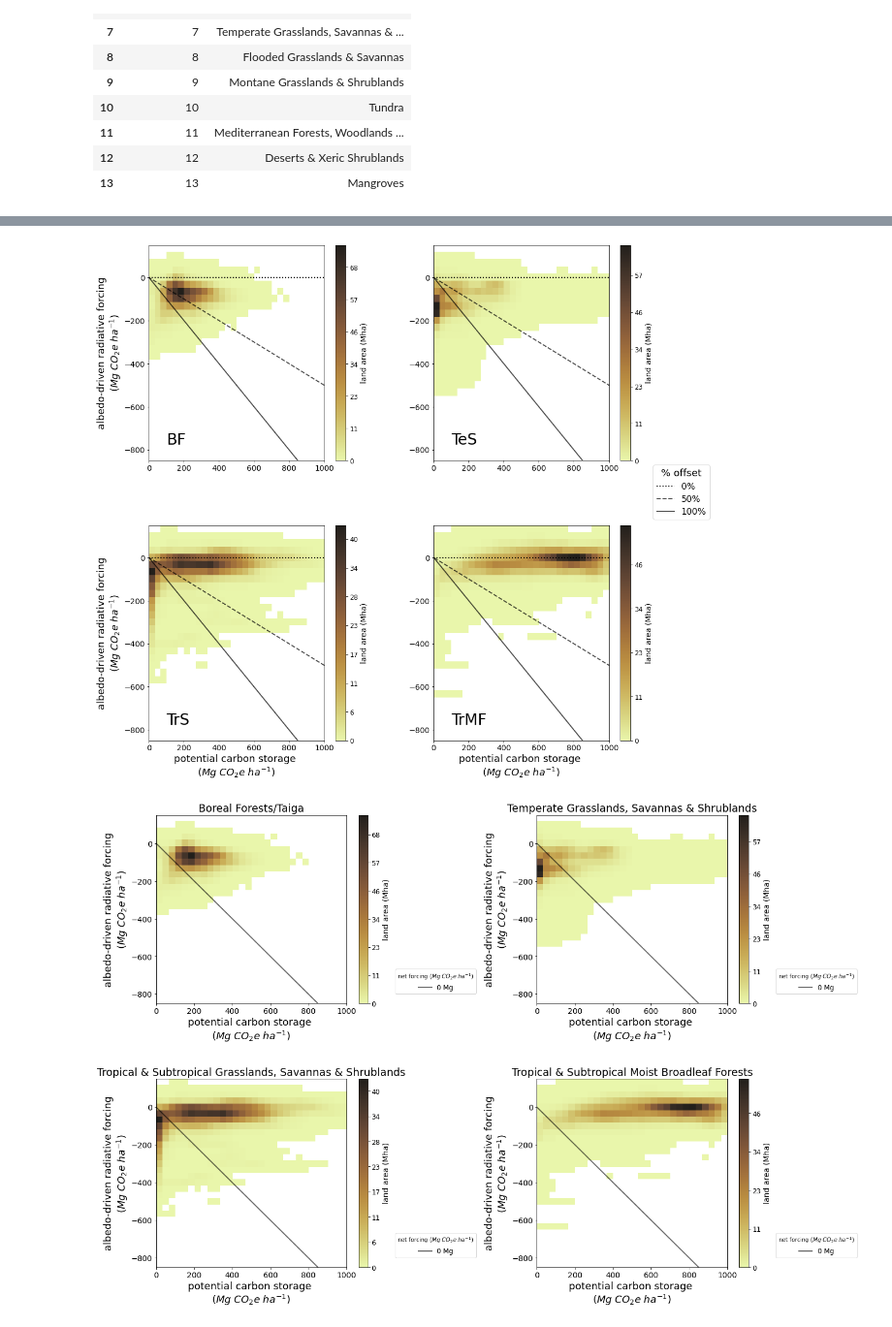
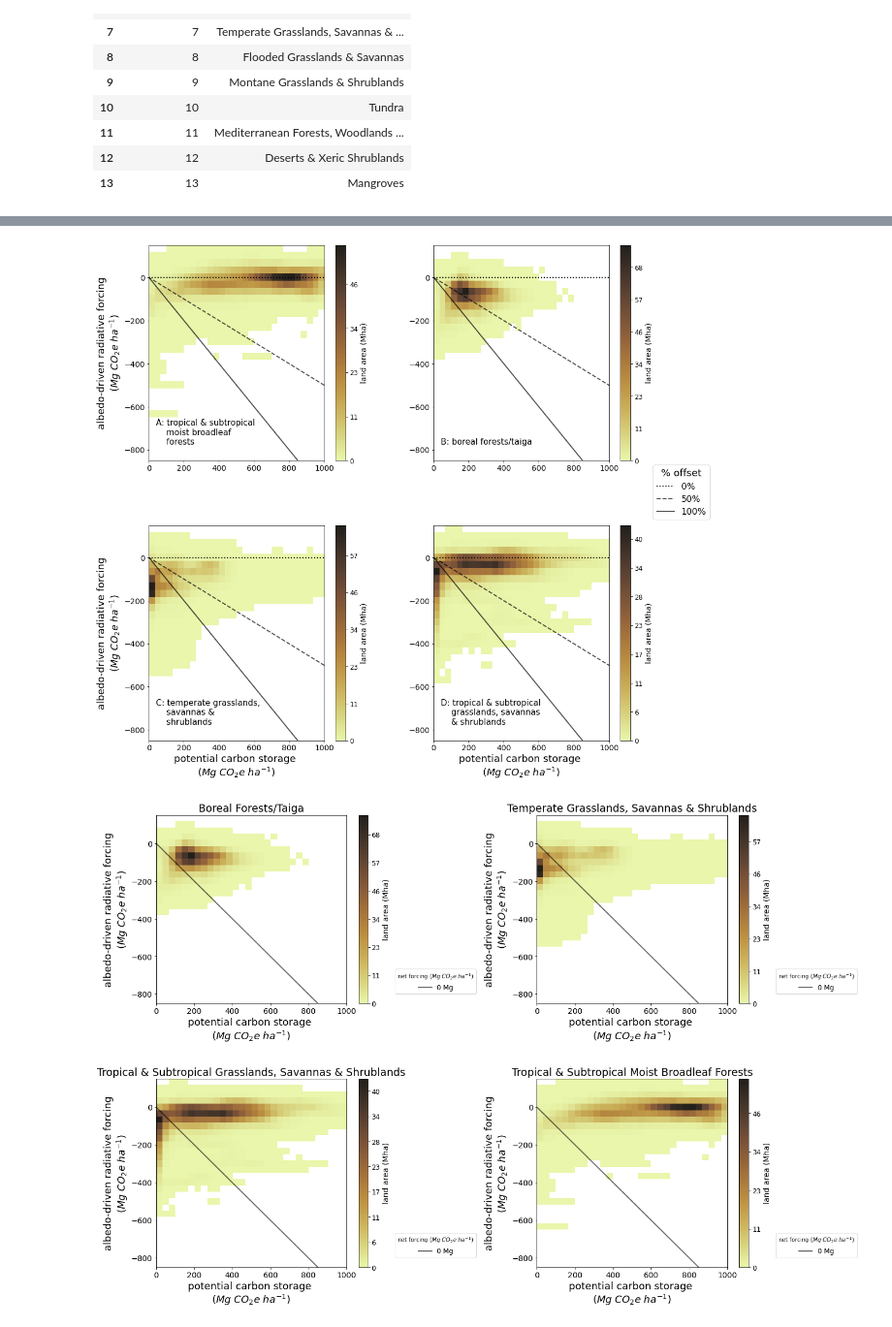
Before and after one commit to naturalclimatesolutions/clark_albedo_collab, a Jupyter notebook: albedo_refor_fig3/make_fig2.ipynb, the cells around one changed output, grey strips where cells are left out. Shown at 97% size. Drawn from its saved outputs; the diff is of its cells as text; code cells hidden in the pictures.

```diff
--- a/albedo_refor_fig3/make_fig2.ipynb
+++ b/albedo_refor_fig3/make_fig2.ipynb
@@ -16,12 +17,15 @@ import os, re
 # %%
 debug = False
+
+load_results_from_disk = True
+
 #hmap_cmap = ptb.scientific.sequential.Davos_20_r.mpl_colormap
 #hmap_cmap = ptb.cartocolors.sequential.Mint_7.mpl_colormap
 #hmap_cmap = 'Greens'
 hmap_cmap = 'summer_r'
 chunks = (1, 1000, 1000)
 masked = True
-biome_ids = [5, 7, 6, 0]
+biome_ids = [0, 5, 7, 6]
 data_dir = '/media/deth/SLAB/TNC/AFC_albedo_data/biomes_raster/'
 files = [os.path.join(data_dir, 'NetClimateImpactmedian005_ECKERTIV.tif'),
          os.path.join(data_dir, './ReforestationAlbedoRadiativeForcingmedian_ECKERTIV.tif'),
@@ -322,23 +310,26 @@ for biome_id, res in results.items():
 # %%
-# load results from disk
-results = {}
-for biome_id in biome_ids:
-    df = pd.read_csv(f'hist_2d_biome{biome_id}.csv', sep=',')
-    df = df.set_index('Unnamed: 0')
-    xedge = [float(i.split('_')[0]) for i in df.columns] + [float(df.columns[-1].split('_')[1])]
-    yedge = [float(i.split('_')[0]) for i in df.index] + [float(df.index[-1].split('_')[1])]
-    results[biome_id] = (df.values, xedge, yedge)
+if load_results_from_disk:
+    # load results from disk
+    results = {}
+    for biome_id in biome_ids:
+        df = pd.read_csv(f'hist_2d_biome{biome_id}.csv', sep=',')
+        df = df.set_index('Unnamed: 0')
+        xedge = [float(i.split('_')[0]) for i in df.columns] + [float(df.columns[-1].split('_')[1])]
+        yedge = [float(i.split('_')[0]) for i in df.index] + [float(df.index[-1].split('_')[1])]
+        results[biome_id] = (df.values, xedge, yedge)
 # %%
 ax_labels = {'emis': 'potential carbon storage \n($Mg\ CO_{2}e\ ha^{-1}$)',
              'alb': 'albedo-driven radiative forcing\n($Mg\ CO_{2}e\ ha^{-1}$)',
             }
 # %%
 # plot with pct-offset lines
-biome_labels = {5: 'BF',
+biome_labels = {
+                0: 'TrMF',
+                5: 'BF',
                 7: 'TeS',
                 6: 'TrS',
-                0: 'TrMF',
                }
+letters = ['A', 'B', 'C', 'D']
 max_img_val = np.max([np.max(r[0]) for r in results.values()])
 pixel_size_ha = np.abs(np.product(alb.rio.resolution()))/(100**2)
 fig = plt.figure(figsize=(16,14))
@@ -358,39 +349,44 @@ for i, biome_id in enumerate(biome_ids):
                          hmap_cmap=ptb.cmocean.sequential.Turbid_20.get_mpl_colormap(),
                          lines_cmap = 'gist_heat_r',
                          vmin=0,
                          vmax=None,
                          mask_0=True,
                          linewidth=2,
                          linealpha=0.7,
                          low_cmap_frac=0.2,
                          add_cbar=True,
                          add_lgd=(i==3),
                          lgd_bbox_to_anchor=(1.4, 0.9, 0.2, 0.4),
                         )
     if biome_id is None:
         ax_title = 'ALL BIOMES'
     else:
-        #ax_title = biome_df['BIOME_NAME'][biome_id]
-        ax_title = biome_labels[biome_id]
+        biome_name = biome_df['BIOME_NAME'][biome_id].lower()
+        biome_name = '\n'.join(textwrap.wrap(biome_name,
+                                             width=24,
+                                             subsequent_indent='    ',
+                                            ))
+        ax_title = f"{letters[i]}: {biome_name}"
+        #ax_title = biome_labels[biome_id]
     #ax_biome.set_title(ax_title, fontdict={'fontsize': 26})
-    ax_biome.text(100, -775, ax_title, size=28)
+    ax_biome.text(40, -775, ax_title, size=15)
 
 
 # final figure formatting
 fig.subplots_adjust(hspace=0.3,
                     wspace=0.3,
                     left=0.09,
                     right=0.89,
                     bottom=0.07,
                     top=0.97,
                    )
-fig.savefig('/home/deth/Desktop/albedo_2dhists_FIG2.png',
-            dpi=500,
+fig.savefig('./albedo_2dhists_FIG2.png',
+            dpi=600,
             transparent=False,
             facecolor='white',
            )
 # %% [output]
-[figure, old version]
+[figure, new version]
 # %%
 # plot with net-forcing lines
 fig = plt.figure(figsize=(int(5*len(biome_ids)),int(7.5*(len(biome_ids)/2))))
```
Also changed, not shown: parts of 3 cells of this notebook, 1 other file.
